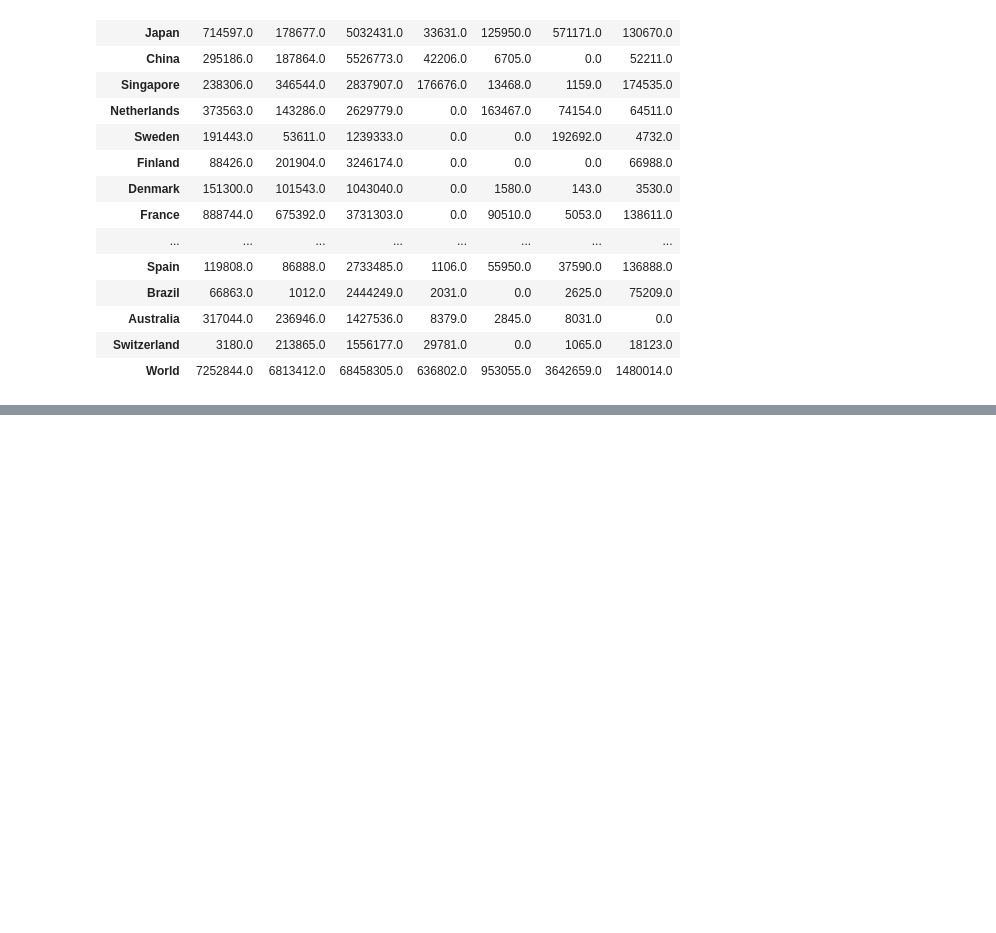
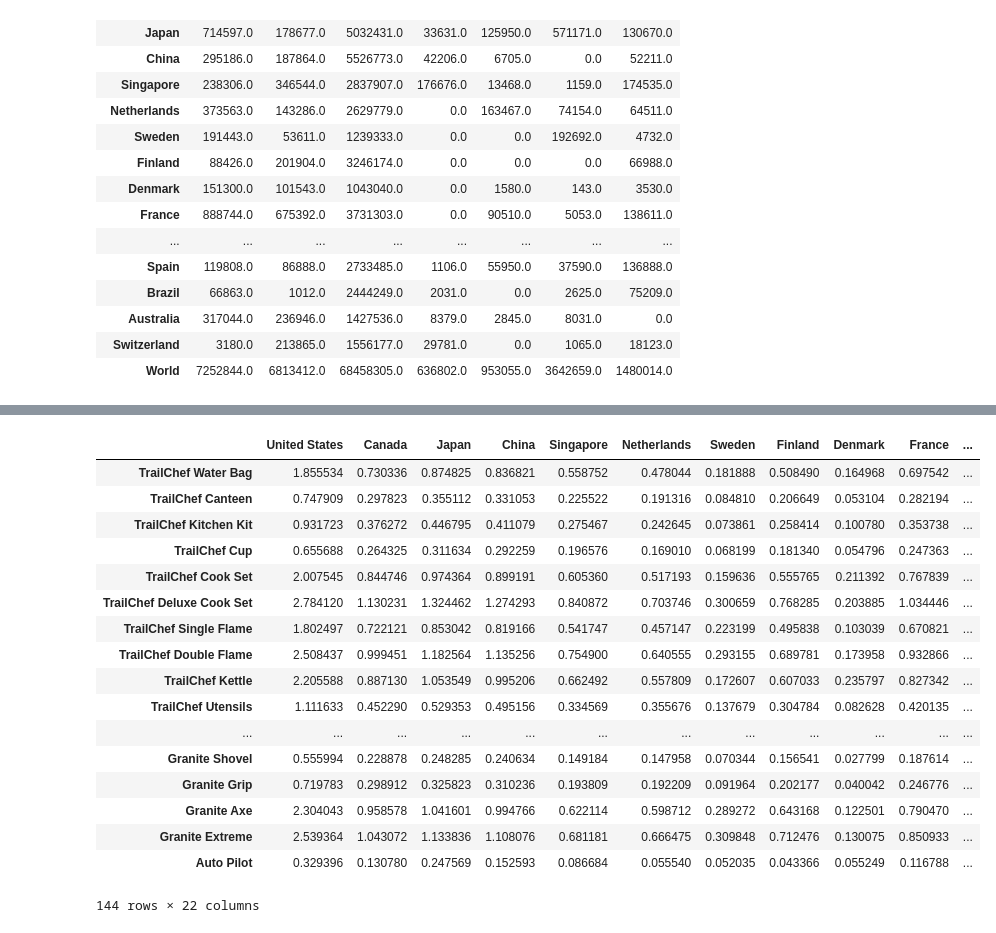
Before and after one commit to escapa12/Visualization, a Jupyter notebook: Task2/Group data.ipynb, the cells around one changed output, grey strips where cells are left out. Cells and saved outputs as stored; diff of their text form; code cells hidden in the pictures; blank space fills up the shorter version.

```diff
--- a/Task2/Group data.ipynb
+++ b/Task2/Group data.ipynb
@@ -119,0 +131,44 @@ df
+# %%
+products=pd.unique(data_in['Product'])
+countries = pd.unique(data_in['Retailer country'])
+df = pd.DataFrame(index=products, columns=np.hstack((countries,'World')))
+for country in countries:
+
+    df_quant=[]
+    for product in products:
+        df_quant.append(data_in[(data_in['Retailer country']==country) &( data_in['Product']==product) ]['Gross profit'].sum()/1000000)
+
+#     df_quant.append(sum(df_quant))
+#     print(len(products))
+    df[country]=df_quant
+
+df_quant=[]
+for product in products:
+    df_quant.append(data_in[( data_in['Product']==product) ]['Gross profit'].sum()/1000000)
+df['World']=df_quant
+#     print(np.sum( data_in[data_in['Product']==product]['Gross profit']))
+# country=countries[0]
+# product=products[0]
+
+
+# print(country,product)
+df
+# %% [output]
+|  | United States | Canada | Japan | China | Singapore | Netherlands | Sweden | Finland | Denmark | France | ... |
+| TrailChef Water Bag | 1.855534 | 0.730336 | 0.874825 | 0.836821 | 0.558752 | 0.478044 | 0.181888 | 0.508490 | 0.164968 | 0.697542 | ... |
+| TrailChef Canteen | 0.747909 | 0.297823 | 0.355112 | 0.331053 | 0.225522 | 0.191316 | 0.084810 | 0.206649 | 0.053104 | 0.282194 | ... |
+| TrailChef Kitchen Kit | 0.931723 | 0.376272 | 0.446795 | 0.411079 | 0.275467 | 0.242645 | 0.073861 | 0.258414 | 0.100780 | 0.353738 | ... |
+| TrailChef Cup | 0.655688 | 0.264325 | 0.311634 | 0.292259 | 0.196576 | 0.169010 | 0.068199 | 0.181340 | 0.054796 | 0.247363 | ... |
+| TrailChef Cook Set | 2.007545 | 0.844746 | 0.974364 | 0.899191 | 0.605360 | 0.517193 | 0.159636 | 0.555765 | 0.211392 | 0.767839 | ... |
+| TrailChef Deluxe Cook Set | 2.784120 | 1.130231 | 1.324462 | 1.274293 | 0.840872 | 0.703746 | 0.300659 | 0.768285 | 0.203885 | 1.034446 | ... |
+| TrailChef Single Flame | 1.802497 | 0.722121 | 0.853042 | 0.819166 | 0.541747 | 0.457147 | 0.223199 | 0.495838 | 0.103039 | 0.670821 | ... |
+| TrailChef Double Flame | 2.508437 | 0.999451 | 1.182564 | 1.135256 | 0.754900 | 0.640555 | 0.293155 | 0.689781 | 0.173958 | 0.932866 | ... |
+| TrailChef Kettle | 2.205588 | 0.887130 | 1.053549 | 0.995206 | 0.662492 | 0.557809 | 0.172607 | 0.607033 | 0.235797 | 0.827342 | ... |
+| TrailChef Utensils | 1.111633 | 0.452290 | 0.529353 | 0.495156 | 0.334569 | 0.355676 | 0.137679 | 0.304784 | 0.082628 | 0.420135 | ... |
+| ... | ... | ... | ... | ... | ... | ... | ... | ... | ... | ... | ... |
+| Granite Shovel | 0.555994 | 0.228878 | 0.248285 | 0.240634 | 0.149184 | 0.147958 | 0.070344 | 0.156541 | 0.027799 | 0.187614 | ... |
+| Granite Grip | 0.719783 | 0.298912 | 0.325823 | 0.310236 | 0.193809 | 0.192209 | 0.091964 | 0.202177 | 0.040042 | 0.246776 | ... |
+| Granite Axe | 2.304043 | 0.958578 | 1.041601 | 0.994766 | 0.622114 | 0.598712 | 0.289272 | 0.643168 | 0.122501 | 0.790470 | ... |
+| Granite Extreme | 2.539364 | 1.043072 | 1.133836 | 1.108076 | 0.681181 | 0.666475 | 0.309848 | 0.712476 | 0.130075 | 0.850933 | ... |
+| Auto Pilot | 0.329396 | 0.130780 | 0.247569 | 0.152593 | 0.086684 | 0.055540 | 0.052035 | 0.043366 | 0.055249 | 0.116788 | ... |
+144 rows × 22 columns
```
Also changed, not shown: parts of 5 cells of this notebook, 5 other files.
